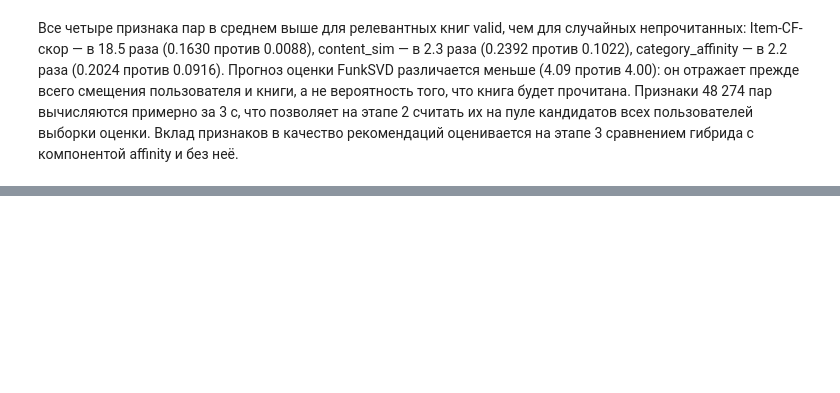
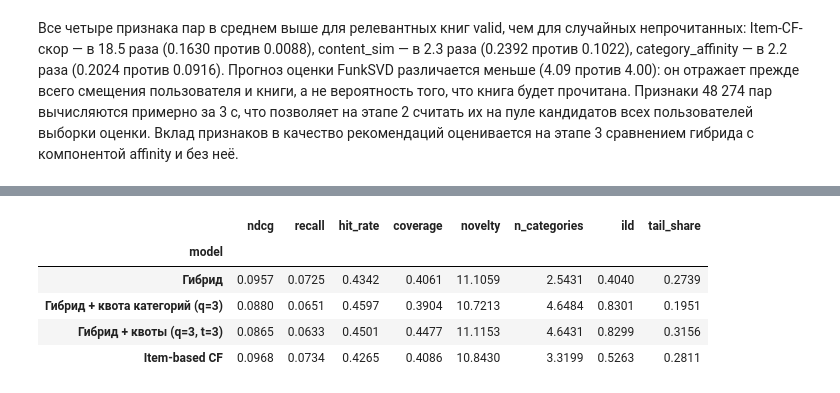
Before and after one commit to a-kapset/Rec_Systems_Session_Project, a Jupyter notebook: notebooks/hybrid_recsys.ipynb, the cells around one changed output, grey strips where cells are left out. Saved outputs shown, nothing was run; the diff lists cells and outputs as text; code cells hidden in the pictures; blank space fills up the shorter version.

```diff
--- a/notebooks/hybrid_recsys.ipynb
+++ b/notebooks/hybrid_recsys.ipynb
@@ -234,0 +349,20 @@ pairs.groupby("pair")[["content_sim", "item_cf_score", "category_affinity", "svd
+# %%
+balance_variants = {
+    "Гибрид": hybrid_model,
+    "Гибрид + квота категорий (q=3)": hybrid_model.with_params(quotas=Quotas(3, 0)),
+    "Гибрид + квоты (q=3, t=3)": hybrid_model.with_params(quotas=Quotas(3, 3)),
+}
+balanced_recs = {name: model.rank(scored, 10) for name, model in balance_variants.items()}
+balanced_recs["Item-based CF"] = valid_recs["Item-based CF"][:, :10]
+category_codes = categories.cat.codes.to_numpy()
+quality = evaluation.compare_recommendations(balanced_recs, eval_set, ks=(10,)).xs(10, level="k")
+quality[["ndcg", "recall", "hit_rate", "coverage", "novelty"]].join(
+    evaluation.diversity_metrics(balanced_recs, category_codes, hybrid_model.is_head)
+)
+# %% [output]
+|  | ndcg | recall | hit_rate | coverage | novelty | n_categories | ild | tail_share |
+| model |  |  |  |  |  |  |  |  |
+| Гибрид | 0.0957 | 0.0725 | 0.4342 | 0.4061 | 11.1059 | 2.5431 | 0.4040 | 0.2739 |
+| Гибрид + квота категорий (q=3) | 0.0880 | 0.0651 | 0.4597 | 0.3904 | 10.7213 | 4.6484 | 0.8301 | 0.1951 |
+| Гибрид + квоты (q=3, t=3) | 0.0865 | 0.0633 | 0.4501 | 0.4477 | 11.1153 | 4.6431 | 0.8299 | 0.3156 |
+| Item-based CF | 0.0968 | 0.0734 | 0.4265 | 0.4086 | 10.8430 | 3.3199 | 0.5263 | 0.2811 |
```
Also changed, not shown: parts of 22 cells of this notebook, 12 other files.
